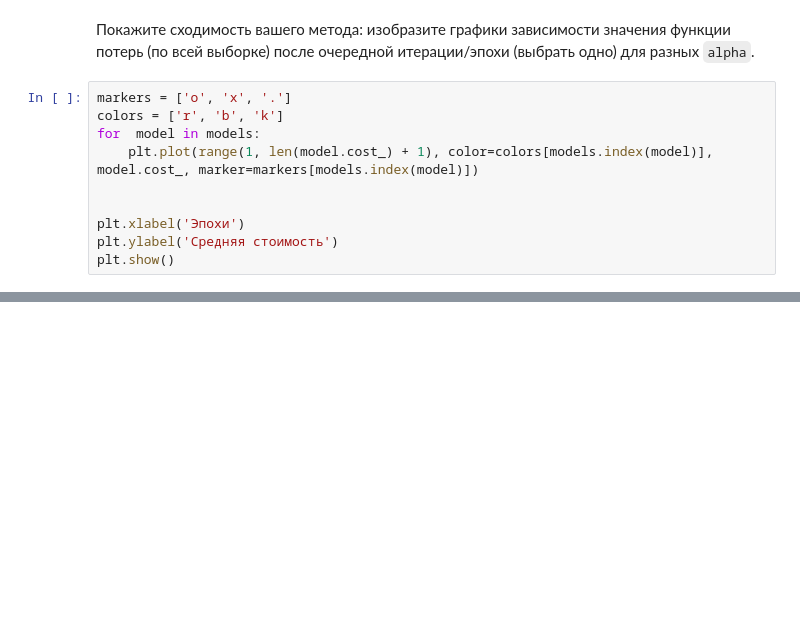
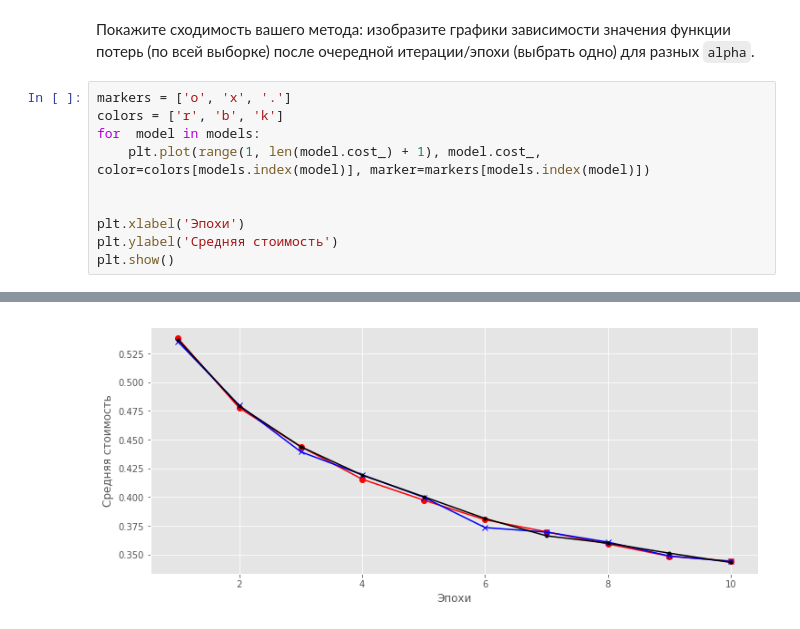
Before and after one commit to timaa/logistic_regresiion, a Jupyter notebook: homework.ipynb, the cells around one changed output, grey strips where cells are left out. Cells and saved outputs as stored; diff of their text form; blank space fills up the shorter version.

```diff
--- a/homework.ipynb
+++ b/homework.ipynb
@@ -185,7 +185,7 @@ for  model in models:
 markers = ['o', 'x', '.']
 colors = ['r', 'b', 'k']
 for  model in models:
-    plt.plot(range(1, len(model.cost_) + 1), color=colors[models.index(model)], model.cost_, marker=markers[models.index(model)])
+    plt.plot(range(1, len(model.cost_) + 1), model.cost_, color=colors[models.index(model)], marker=markers[models.index(model)])
 
 
 plt.xlabel('Эпохи')
@@ -195,0 +195 @@ SyntaxError: positional argument follows keyword argument (<ipython-input-46-86d
+[figure, added]
```
Also changed, not shown: parts of 3 cells of this notebook.
